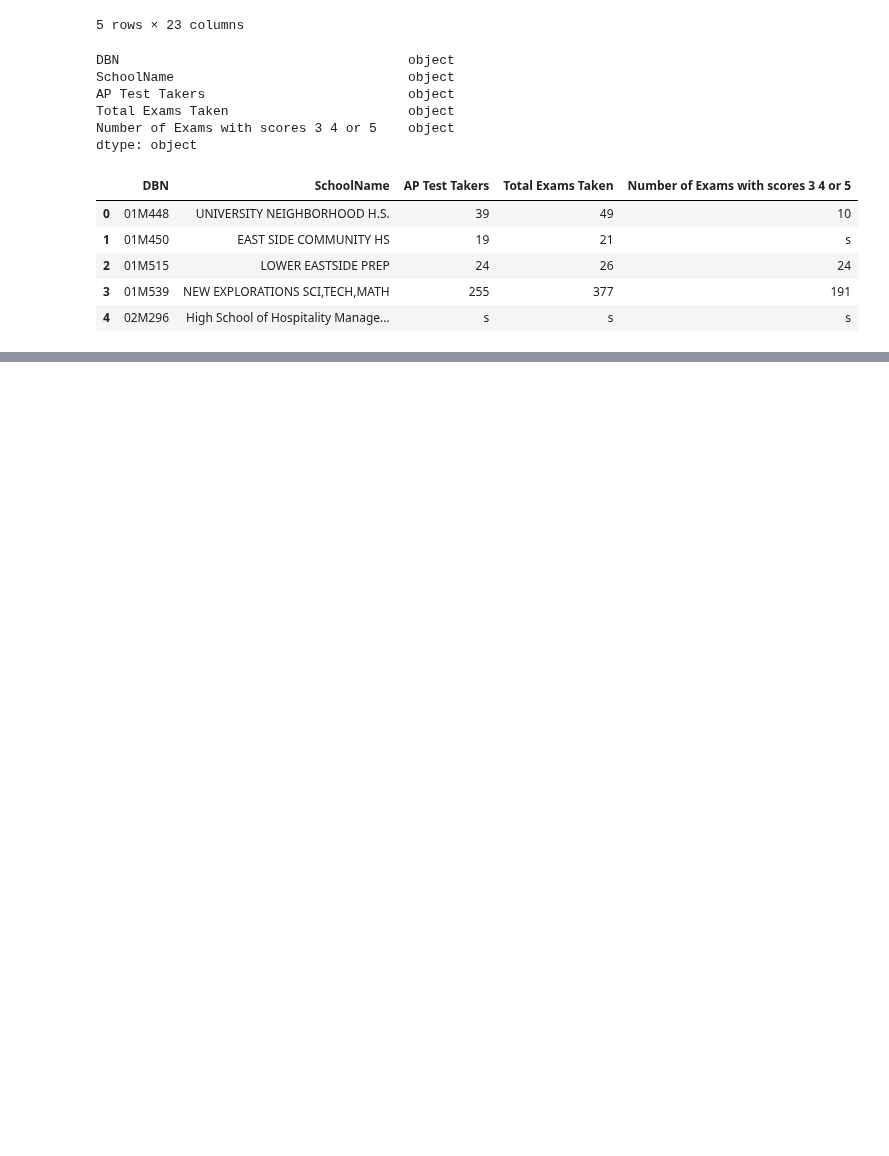
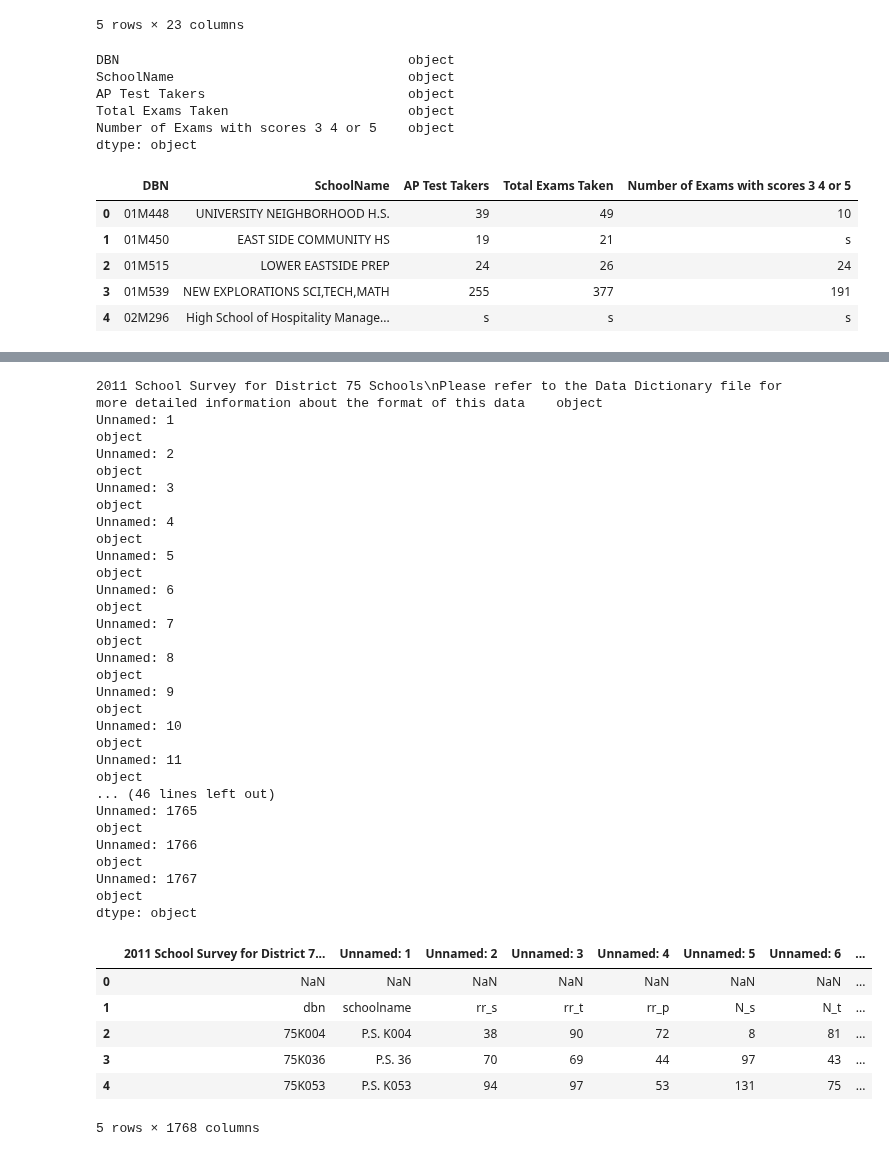
Before and after one commit to ckyko/CSC59970Project, a Jupyter notebook: school_scores.ipynb, the cells around one changed output, grey strips where cells are left out. Drawn from its saved outputs; the diff is of its cells as text; code cells hidden in the pictures; blank space fills up the shorter version.

Commit message:
complete read

```diff
--- a/school_scores.ipynb
+++ b/school_scores.ipynb
@@ -17,6 +17,9 @@ DATA_PATH_DEMO = "/home/xiaohang/Desktop/59970/project/data science new topic/Sc
 DATA_PATH_OUTC = "/home/xiaohang/Desktop/59970/project/data science new topic/Graduation_Outcomes_-_Classes_Of_2005-2010_-_School_Level.csv"
 DATA_PATH_AP = "/home/xiaohang/Desktop/59970/project/data science new topic/AP__College_Board__2010_School_Level_Results.csv"
 DATA_PATH_SIZE = "/home/xiaohang/Desktop/59970/project/data science new topic/2010-2011_Class_Size_-_School-level_detail.csv"
+DATA_PATH_MAS1 = "/home/xiaohang/Desktop/59970/project/2011 data files online/masterfile11_d75_final.xlsx"
+DATA_PATH_MAS2 = "/home/xiaohang/Desktop/59970/project/2011 data files online/masterfile11_gened_final.xlsx"
+DATA_PATH_SUR = "/home/xiaohang/Desktop/59970/project/2011 data files online/Survey Data Dictionary.xls"
 # %%
 r_sat = pd.read_csv(DATA_PATH_SAT)
 print(r_sat.dtypes)
@@ -197,3 +200,32 @@ dtype: object
 | 2 | 1 | M | M015 | P.S. 015 Roberto Clemente | 01 | GEN ED | - | ... |
 | 3 | 1 | M | M015 | P.S. 015 Roberto Clemente | 01 | CTT | - | ... |
 | 4 | 1 | M | M015 | P.S. 015 Roberto Clemente | 02 | GEN ED | - | ... |
+# %%
+r_mas1 = pd.read_excel(DATA_PATH_MAS1)
+print(r_mas1.dtypes)
+r_mas1.head()
+# %% [output]
+2011 School Survey for District 75 Schools\nPlease refer to the Data Dictionary file for more detailed information about the format of this data    object
+Unnamed: 1                                                                                                                                          object
+Unnamed: 2                                                                                                                                          object
+Unnamed: 3                                                                                                                                          object
+Unnamed: 4                                                                                                                                          object
+Unnamed: 5                                                                                                                                          object
+Unnamed: 6                                                                                                                                          object
+Unnamed: 7                                                                                                                                          object
+Unnamed: 8                                                                                                                                          object
+Unnamed: 9                                                                                                                                          object
+Unnamed: 10                                                                                                                                         object
+Unnamed: 11                                                                                                                                         object
+... (46 lines left out)
+Unnamed: 1765                                                                                                                                       object
+Unnamed: 1766                                                                                                                                       object
+Unnamed: 1767                                                                                                                                       object
+dtype: object
+|  | 2011 School Survey for District 7... | Unnamed: 1 | Unnamed: 2 | Unnamed: 3 | Unnamed: 4 | Unnamed: 5 | Unnamed: 6 | ... |
+| 0 | NaN | NaN | NaN | NaN | NaN | NaN | NaN | ... |
+| 1 | dbn | schoolname | rr_s | rr_t | rr_p | N_s | N_t | ... |
+| 2 | 75K004 | P.S. K004 | 38 | 90 | 72 | 8 | 81 | ... |
+| 3 | 75K036 | P.S. 36 | 70 | 69 | 44 | 97 | 43 | ... |
+| 4 | 75K053 | P.S. K053 | 94 | 97 | 53 | 131 | 75 | ... |
+5 rows × 1768 columns
```
Also changed, not shown: parts of 3 cells of this notebook.
